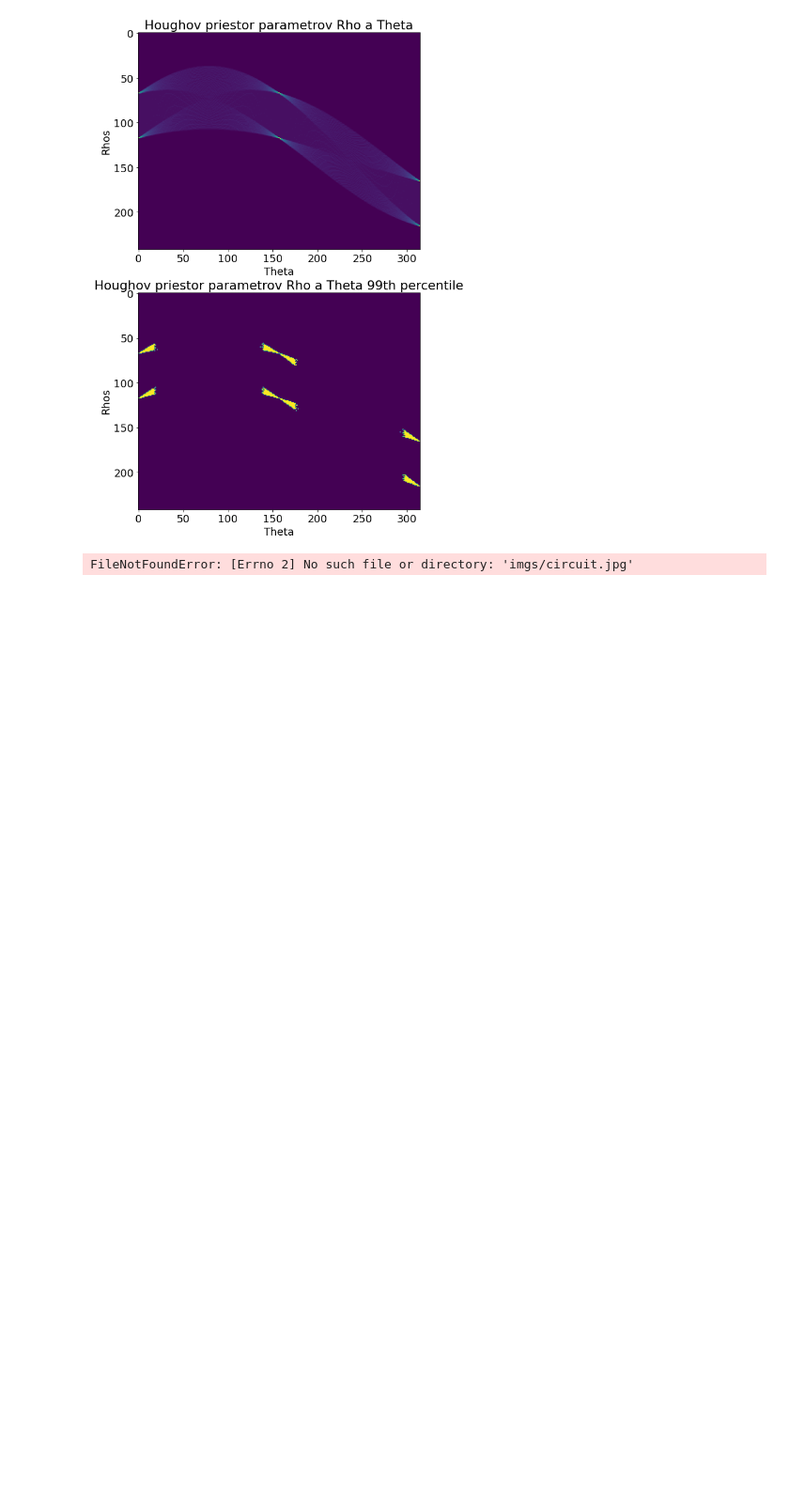
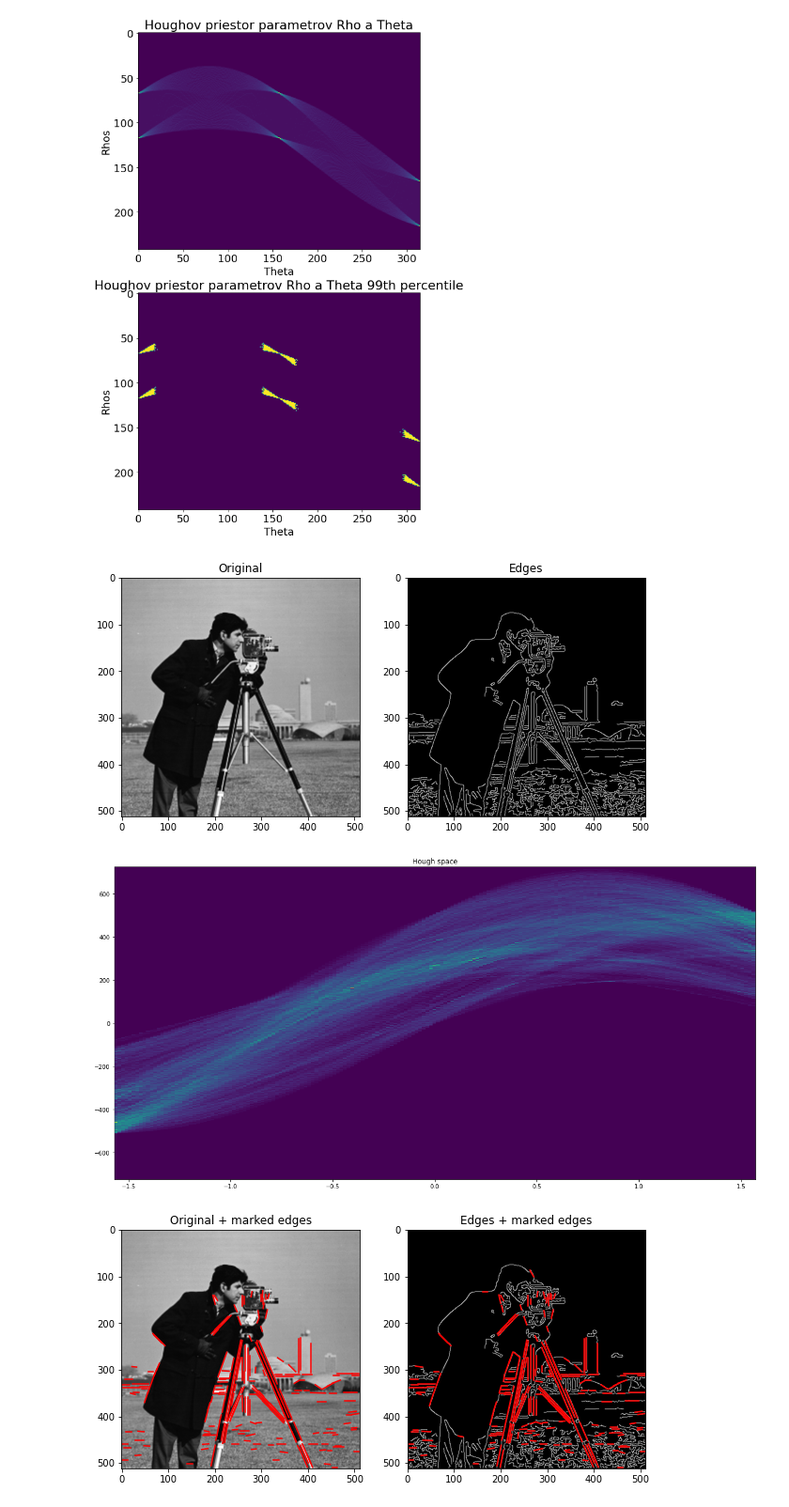
Before and after one commit to Miro001/computer-vision, a Jupyter notebook: 9. Houghova transformácia.ipynb, the cells around one changed output. Shown at 94% size. Cells and saved outputs as stored; diff of their text form; code cells hidden in the pictures; blank space fills up the shorter version.

```diff
--- a/9. Houghova transformácia.ipynb
+++ b/9. Houghova transformácia.ipynb
@@ -158,37 +159,39 @@ pl.ylabel('Rhos')
 Text(0, 0.5, 'Rhos')
 [figure]
 # %%
-circuit = rgb2gray(pl.imread('imgs/circuit.png'))
+circuit = rgb2gray(data.camera())
 pl.figure(figsize= (10, 10))
 pl.subplot(121)
 pl.title('Original')
 pl.imshow(circuit, cmap= 'gray')
 
 pl.subplot(122)
 pl.title('Edges')
 edge = feature.canny(circuit, sigma = 1.4)
 pl.imshow(edge, cmap= 'gray')
 
 pl.figure(figsize=(20,10))
 pl.title('Hough space')
 a, b, c = hough_line(edge)
 pl.pcolor(b, c, a)
 
 pl.figure(figsize=(10,10))
 pl.subplot(121)
 pl.title('Original + marked edges')
 line = probabilistic_hough_line(edge, threshold= 60, line_length= 10, line_gap= 1)
 pl.imshow(circuit, cmap= 'gray')
 for l in line:
     p0, p1 = l
     pl.plot((p0[0], p1[0]), (p0[1], p1[1]), 'r-')
 
 pl.subplot(122)
 pl.title('Edges + marked edges')
 line = probabilistic_hough_line(edge, threshold= 50, line_length= 10, line_gap= 1)
 pl.imshow(edge, cmap= 'gray')
 for l in line:
     p0, p1 = l
     pl.plot((p0[0], p1[0]), (p0[1], p1[1]), 'r-')
 # %% [output]
-FileNotFoundError: [Errno 2] No such file or directory: 'imgs/circuit.jpg'
+[figure, added]
+[figure, added]
+[figure, added]
```
Also changed, not shown: parts of 2 cells of this notebook, 1 other file.
